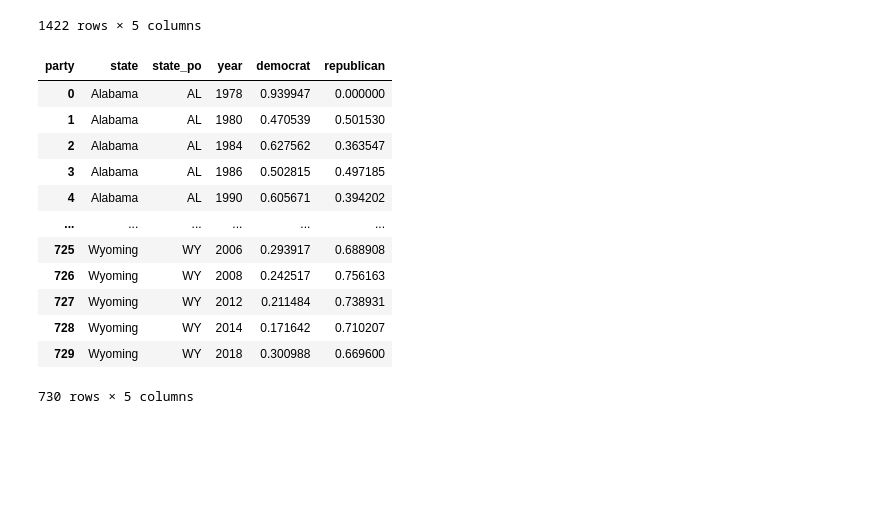
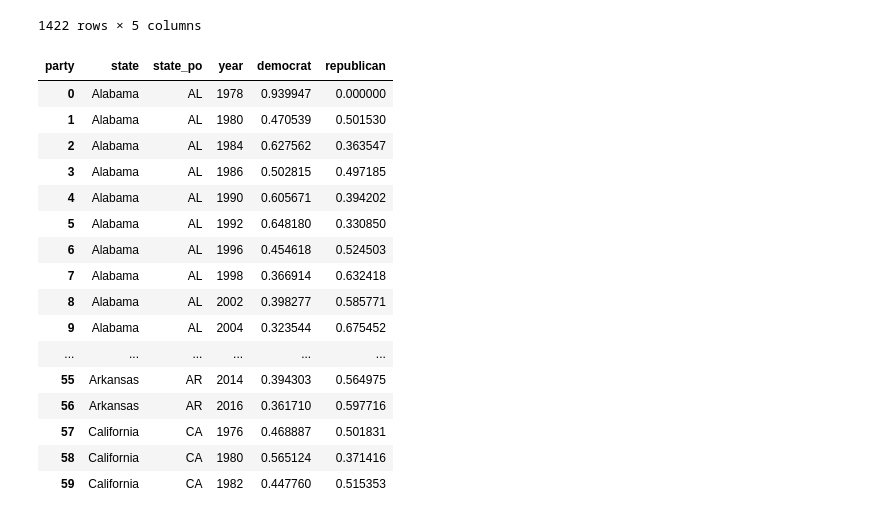
Before and after one commit to susheelk/us-election-prediction, a Jupyter notebook: notebook/parse_senate.ipynb, the cells around one changed output. Drawn from its saved outputs; the diff is of its cells as text; code cells hidden in the pictures; blank space fills up the shorter version.

```diff
--- a/notebook/parse_senate.ipynb
+++ b/notebook/parse_senate.ipynb
@@ -67,21 +68,25 @@ df
 # %%
 # Reshape
 df = df.pivot_table(index=['state', 'state_po', 'year'], columns=['party'], values='pop_percent').fillna(0).reset_index()
-df
+df.head(60)
 # %% [output]
 | party | state | state_po | year | democrat | republican |
 | 0 | Alabama | AL | 1978 | 0.939947 | 0.000000 |
 | 1 | Alabama | AL | 1980 | 0.470539 | 0.501530 |
 | 2 | Alabama | AL | 1984 | 0.627562 | 0.363547 |
 | 3 | Alabama | AL | 1986 | 0.502815 | 0.497185 |
 | 4 | Alabama | AL | 1990 | 0.605671 | 0.394202 |
+| 5 | Alabama | AL | 1992 | 0.648180 | 0.330850 |
+| 6 | Alabama | AL | 1996 | 0.454618 | 0.524503 |
+| 7 | Alabama | AL | 1998 | 0.366914 | 0.632418 |
+| 8 | Alabama | AL | 2002 | 0.398277 | 0.585771 |
+| 9 | Alabama | AL | 2004 | 0.323544 | 0.675452 |
 | ... | ... | ... | ... | ... | ... |
-| 725 | Wyoming | WY | 2006 | 0.293917 | 0.688908 |
-| 726 | Wyoming | WY | 2008 | 0.242517 | 0.756163 |
-| 727 | Wyoming | WY | 2012 | 0.211484 | 0.738931 |
-| 728 | Wyoming | WY | 2014 | 0.171642 | 0.710207 |
-| 729 | Wyoming | WY | 2018 | 0.300988 | 0.669600 |
+| 55 | Arkansas | AR | 2014 | 0.394303 | 0.564975 |
+| 56 | Arkansas | AR | 2016 | 0.361710 | 0.597716 |
+| 57 | California | CA | 1976 | 0.468887 | 0.501831 |
+| 58 | California | CA | 1980 | 0.565124 | 0.371416 |
+| 59 | California | CA | 1982 | 0.447760 | 0.515353 |
-730 rows × 5 columns
 # %%
 set(df['year'])
 # %% [output]
```
Also changed, not shown: parts of 2 cells of this notebook, 11 other files.
